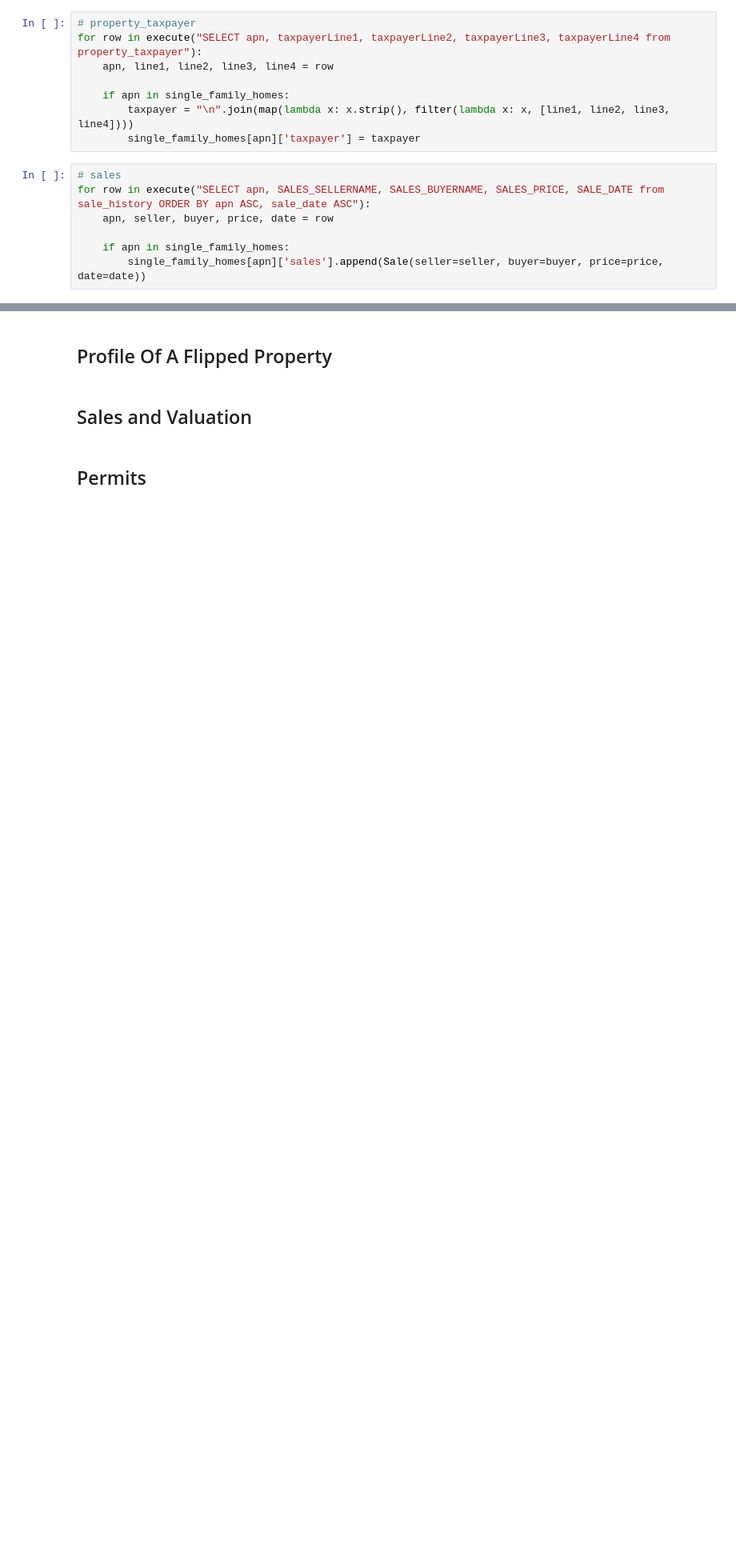
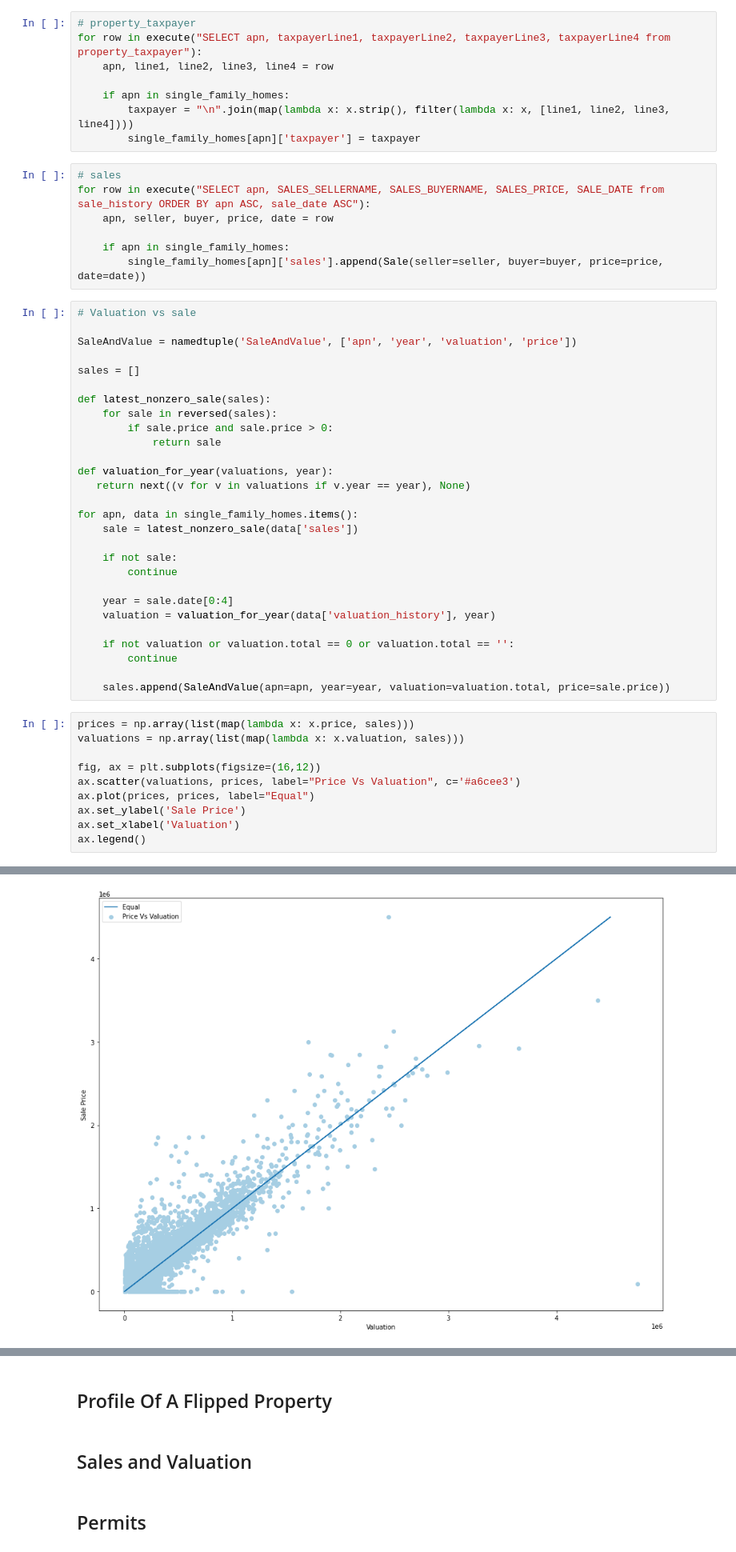
Before and after one commit to meshulam/minneapolis, a Jupyter notebook: index.ipynb, the cells around one changed output, grey strips where cells are left out. Shown: that part at 80% size. Cells and saved outputs as stored; diff of their text form; blank space fills up the shorter version.

Commit message:
plot of prices vs valuation

```diff
--- a/index.ipynb
+++ b/index.ipynb
@@ -92,3 +95,42 @@ for row in execute("SELECT apn, SALES_SELLERNAME, SALES_BUYERNAME, SALES_PRICE,
 
     if apn in single_family_homes:
         single_family_homes[apn]['sales'].append(Sale(seller=seller, buyer=buyer, price=price, date=date))
+# %%
+# Valuation vs sale
+
+SaleAndValue = namedtuple('SaleAndValue', ['apn', 'year', 'valuation', 'price'])
+
+sales = []
+
+def latest_nonzero_sale(sales):
+    for sale in reversed(sales):
+        if sale.price and sale.price > 0:
+            return sale
+
+def valuation_for_year(valuations, year):
+   return next((v for v in valuations if v.year == year), None)
+
+for apn, data in single_family_homes.items():
+    sale = latest_nonzero_sale(data['sales'])
+
+    if not sale:
+        continue
+
+    year = sale.date[0:4]
+    valuation = valuation_for_year(data['valuation_history'], year)
+
+    if not valuation or valuation.total == 0 or valuation.total == '':
+        continue
+
+    sales.append(SaleAndValue(apn=apn, year=year, valuation=valuation.total, price=sale.price))
+# %%
+prices = np.array(list(map(lambda x: x.price, sales)))
+valuations = np.array(list(map(lambda x: x.valuation, sales)))
+
+fig, ax = plt.subplots(figsize=(16,12))
+ax.scatter(valuations, prices, label="Price Vs Valuation", c='#a6cee3')
+ax.plot(prices, prices, label="Equal")
+ax.set_ylabel('Sale Price')
+ax.set_xlabel('Valuation')
+ax.legend()
+# %% [output]
@@ -94,0 +138 @@ for row in execute("SELECT apn, SALES_SELLERNAME, SALES_BUYERNAME, SALES_PRICE,
+[figure, added]
```
Also changed, not shown: parts of 3 cells of this notebook.
